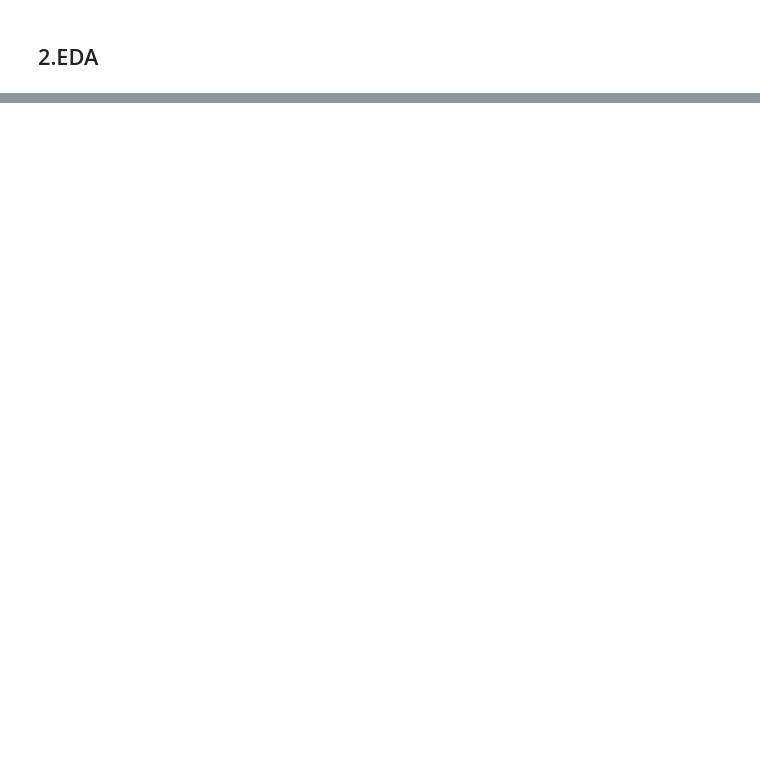
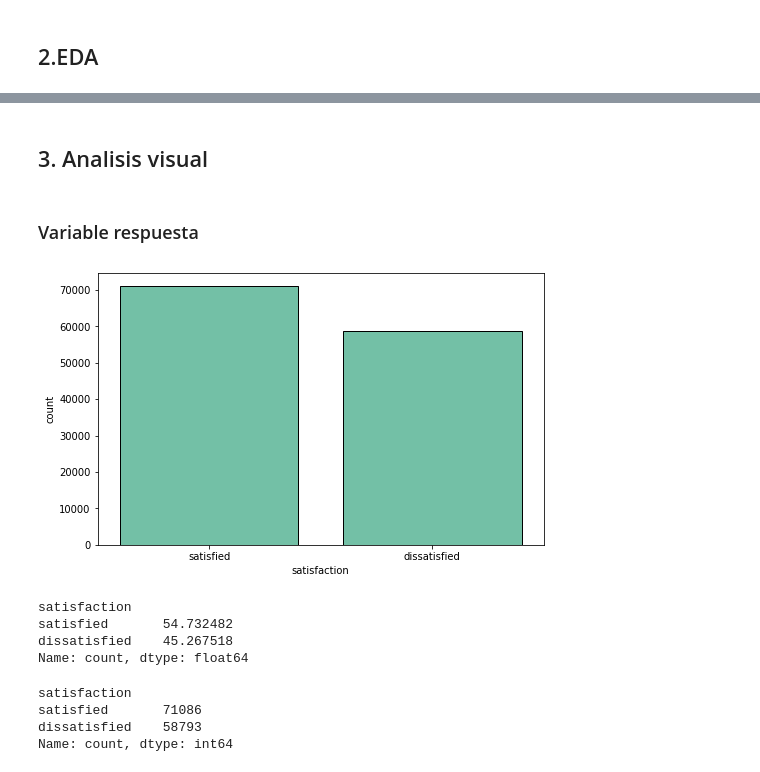
Before and after one commit to Ironhack-Data-Madrid-PartTime-May22/apuntes_clases, a Jupyter notebook: semana-16/encoding/preprocesamiento.ipynb, the cells around one changed output, grey strips where cells are left out. Drawn from its saved outputs; the diff is of its cells as text; code cells hidden in the pictures; blank space fills up the shorter version.

```diff
--- a/semana-16/encoding/preprocesamiento.ipynb
+++ b/semana-16/encoding/preprocesamiento.ipynb
@@ -98,0 +131,3 @@ df.head()
+# %%
+# eliminamos los duplicados
+df.drop_duplicates(inplace=True)
@@ -98,0 +162,2 @@ df.head()
+# %%
+df[["Seat comfort",'Departure/Arrival time convenient','Food and drink','Gate location','Inflight wifi service', 'Inflight entertainment', 'Online support','Ease of Online booking', 'On-board service', 'Leg room service','Baggage handling', 'Checkin service', 'Cleanliness', 'Online boarding']] = df[["Seat comfort",'Departure/Arrival time convenient','Food and drink','Gate location','Inflight wifi service', 'Inflight entertainment', 'Online support','Ease of Online booking', 'On-board service', 'Leg room service','Baggage handling', 'Checkin service', 'Cleanliness', 'Online boarding']].astype("category")
@@ -98,0 +194,26 @@ df.head()
+# %% [markdown]
+## 3. Analisis visual
+# %% [markdown]
+### Variable respuesta
+# %%
+plt.figure(figsize=(8,5)) # para cambiar el tamaño de la figura
+
+fig1 = sns.countplot(data = df, x = "satisfaction",  color = "mediumaquamarine",  edgecolor='black');
+
+plt.show();
+# %% [output]
+[figure, added]
+# %%
+df["satisfaction"].value_counts()/ df.shape[0] * 100
+# %% [output]
+satisfaction
+satisfied       54.732482
+dissatisfied    45.267518
+Name: count, dtype: float64
+# %%
+df["satisfaction"].value_counts()
+# %% [output]
+satisfaction
+satisfied       71086
+dissatisfied    58793
+Name: count, dtype: int64
```
Also changed, not shown: parts of 22 cells of this notebook, 2 other files.
